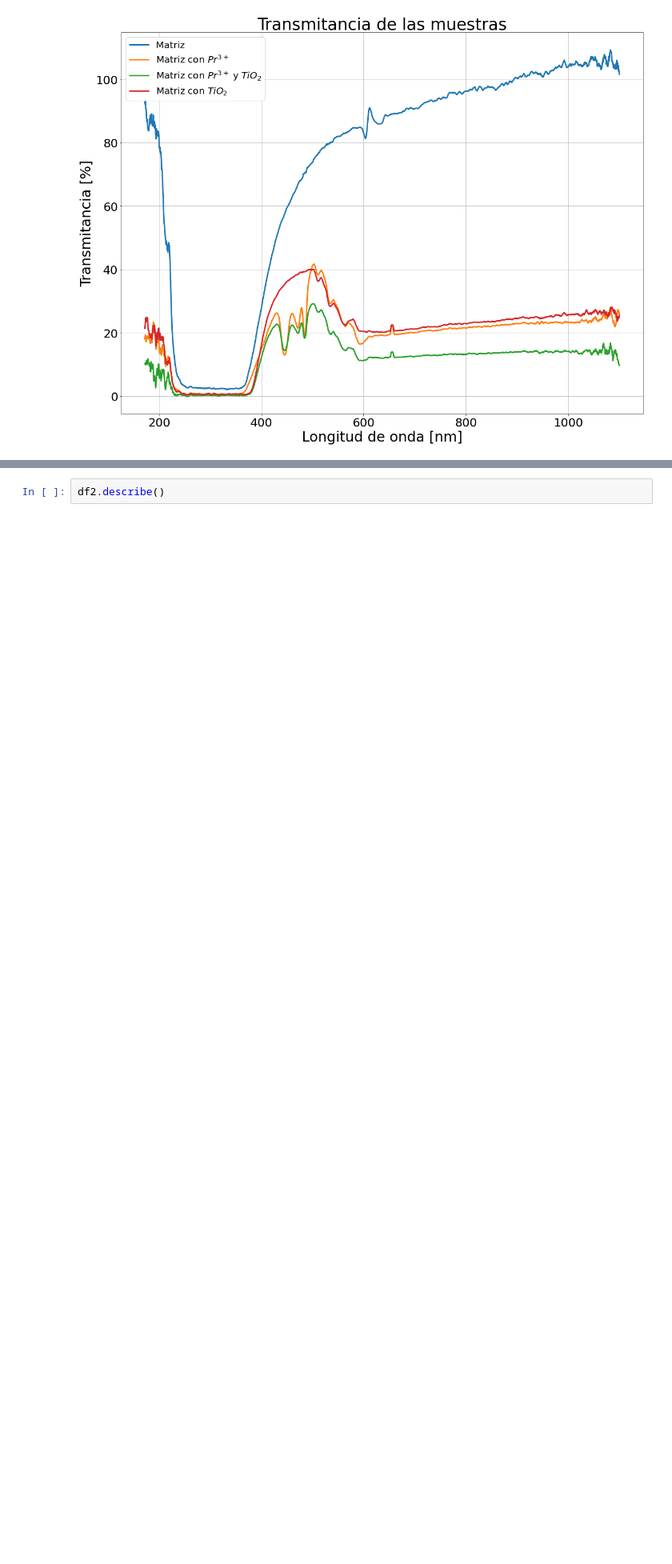
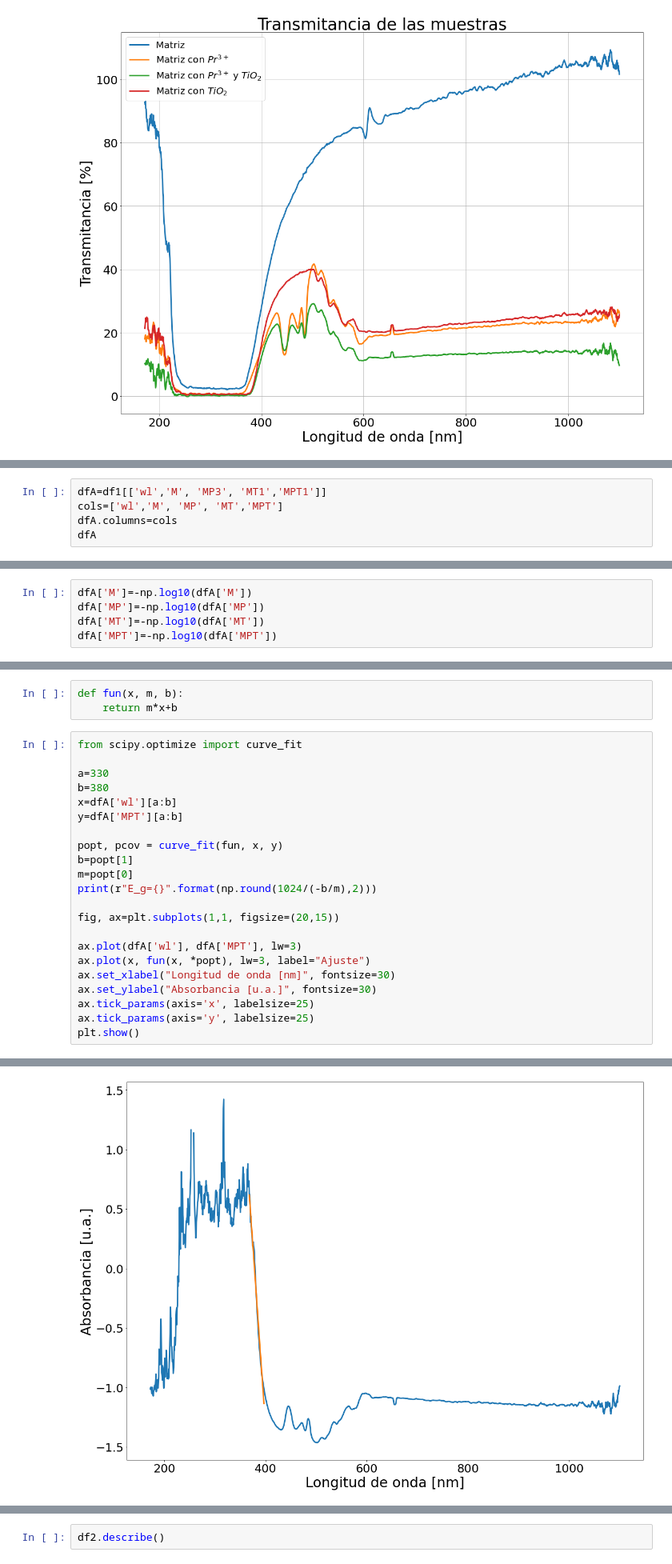
Before and after one commit to juanF9910/Rare_earths, a Jupyter notebook: absor.ipynb, the cells around one changed output, grey strips where cells are left out. Shown at 80% size. Cells and saved outputs as stored; diff of their text form; blank space fills up the shorter version.

```diff
--- a/absor.ipynb
+++ b/absor.ipynb
@@ -178,0 +184,5 @@ fig.savefig("transmitancia.svg", format="svg", dpi=300)
+# %%
+dfA=df1[['wl','M', 'MP3', 'MT1','MPT1']]
+cols=['wl','M', 'MP', 'MT','MPT']
+dfA.columns=cols
+dfA
@@ -178,0 +226,5 @@ fig.savefig("transmitancia.svg", format="svg", dpi=300)
+# %%
+dfA['M']=-np.log10(dfA['M'])
+dfA['MP']=-np.log10(dfA['MP'])
+dfA['MT']=-np.log10(dfA['MT'])
+dfA['MPT']=-np.log10(dfA['MPT'])
@@ -178,0 +252,26 @@ fig.savefig("transmitancia.svg", format="svg", dpi=300)
+# %%
+def fun(x, m, b):
+    return m*x+b
+# %%
+from scipy.optimize import curve_fit
+
+a=330
+b=380
+x=dfA['wl'][a:b]
+y=dfA['MPT'][a:b]
+
+popt, pcov = curve_fit(fun, x, y)
+b=popt[1]
+m=popt[0]
+print(r"E_g={}".format(np.round(1024/(-b/m),2)))
+
+fig, ax=plt.subplots(1,1, figsize=(20,15))
+
+ax.plot(dfA['wl'], dfA['MPT'], lw=3)
+ax.plot(x, fun(x, *popt), lw=3, label="Ajuste")
+ax.set_xlabel("Longitud de onda [nm]", fontsize=30)
+ax.set_ylabel("Absorbancia [u.a.]", fontsize=30)
+ax.tick_params(axis='x', labelsize=25)
+ax.tick_params(axis='y', labelsize=25)
+plt.show()
+# %% [output]
@@ -179,3 +279,4 @@ fig.savefig("transmitancia.svg", format="svg", dpi=300)
+[figure, added]
 # %% [markdown]
 # Análisis de emisión
 # %%
```
Also changed, not shown: parts of 7 cells of this notebook, 2 other files.
